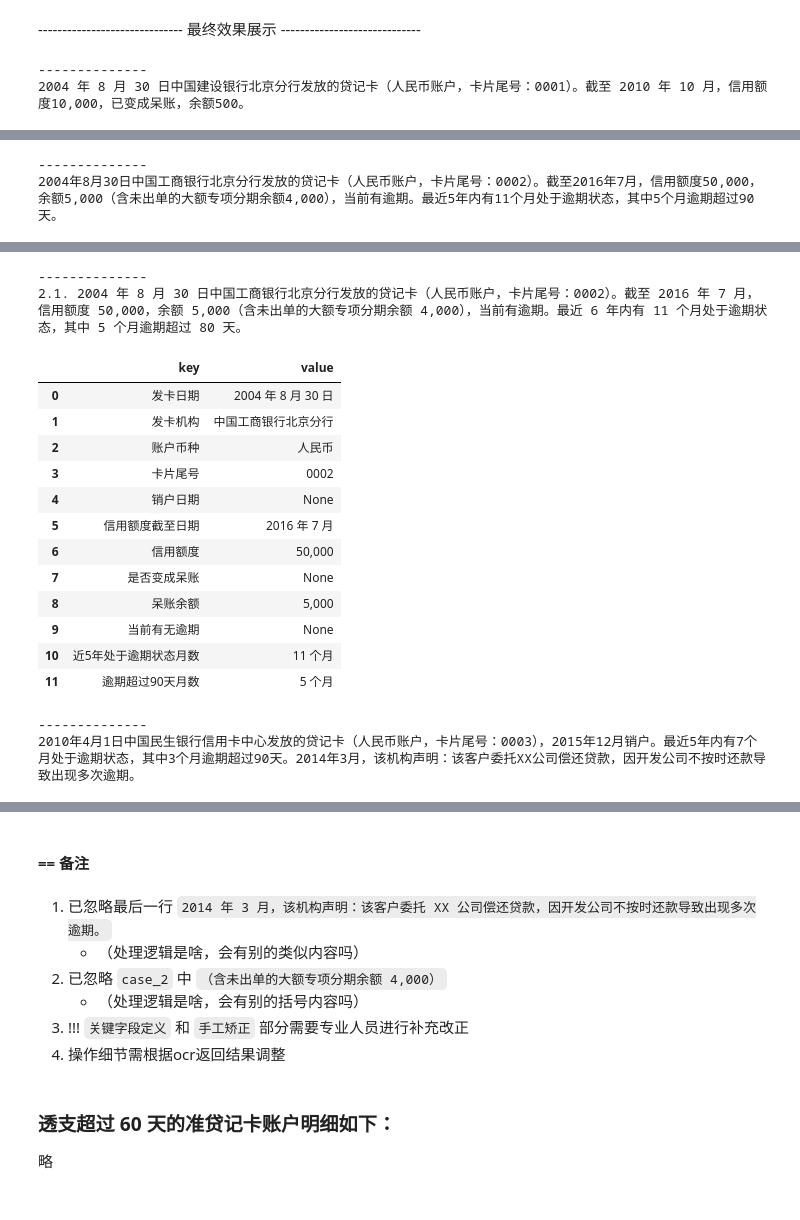
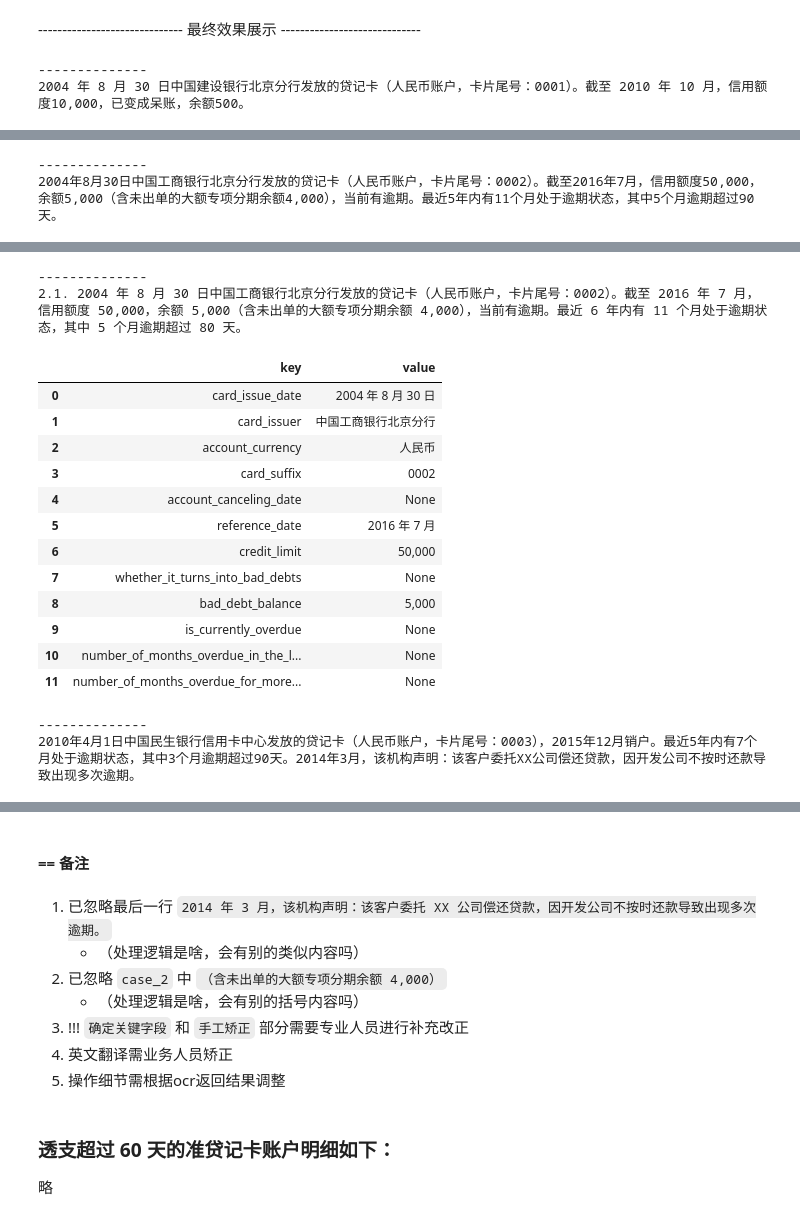
Before and after one commit to Arnoldzyf/knowledge_extraction_from_credit_reports, a Jupyter notebook: 4_简版方案.ipynb, the cells around one changed output, grey strips where cells are left out. Saved outputs shown, nothing was run; the diff lists cells and outputs as text; code cells hidden in the pictures.

```diff
--- a/4_简版方案.ipynb
+++ b/4_简版方案.ipynb
@@ -39,7 +157,9 @@ grxybg_data
 # %%
 '''人工提前确定好所有关键字段'''
 grxybg_schema = []
-grxybg_schema.append(['报告编号', '报告时间'])
-grxybg_schema.append(['姓名', '证件类型', '证件号码', '是否已婚'])
-grxybg_schema.append(['姓名', '证件类型', '证件号码', '是否已婚'])
-grxybg_schema.append(['其他证件信息'])
+grxybg_schema.extend(['报告编号', '报告时间'])
+grxybg_schema.extend(['姓名', '证件类型', '证件号码', '是否已婚'])
+grxybg_schema.extend(['其他证件信息'])
+
+result = {k:key_2_English(k, force_translate=True) for k in grxybg_schema}
+result
@@ -158,19 +655,4 @@ case_i_info
 """ 加载信息抽取模型 """
 ## 默认uie_base
 djkyq_ie = Taskflow('information_extraction', schema=djkyq_schema)  # 贷记卡逾期
-
-def extract_info_from_taskflow(task, case, schema):
-    '''
-    task: taskflow
-    case: string, info for analysing
-    schema: from taskflow
-    '''
-    info = task(case)  ## 模型抽取信息
-    result = {}  ## 存放抽取结果
-    for k in schema:
-        v = info[0].get(k)
-        if v:
-            v = v[0].get("text")
-        result[k] = v
-    return result
 # %% [output]
@@ -258,7 +738,7 @@ result_3
 --------------------------------- 人工矫正 -------------------------------
 # %%
 """ 定义人工修正函数 """
-def result_fixing(case, result):
+def djkyq_result_fixing(case, result):
     '''
     修正逻辑：
         1. 无法识别`'是否变成呆账'`:
@@ -280,10 +760,14 @@ def result_fixing(case, result):
 
     return result
 # %%
-result_1 = result_fixing(case=case_1, result=result_1)
-result_2 = result_fixing(case=case_2, result=result_2)
-result_2_1 = result_fixing(case=case_2_1, result=result_2_1)
-result_3 = result_fixing(case=case_3, result=result_3)
+## 矫正
+result_1 = djkyq_result_fixing(case=case_1, result=result_1)
+
+result_2 = djkyq_result_fixing(case=case_2, result=result_2)
+
+result_2_1 = djkyq_result_fixing(case=case_2_1, result=result_2_1)
+
+result_3 = djkyq_result_fixing(case=case_3, result=result_3)
 # %% [markdown]
 ------------------------------ 最终效果展示 -----------------------------
 # %%
@@ -295,7 +779,8 @@ results = [result_1, result_2, result_2_1, result_3]
 for i in range(len(cases)):
     print("--------------")
     print(cases[i])
-    display(pd.DataFrame(list(results[i].items()), columns=['key', 'value']))
+    result = {key_2_English(k):v for k,v in results[i].items()}
+    display(pd.DataFrame(list(result.items()), columns=['key', 'value']))
 # %% [output]
 --------------
 2004 年 8 月 30 日中国建设银行北京分行发放的贷记卡（人民币账户，卡片尾号：0001）。截至 2010 年 10 月，信用额度10,000，已变成呆账，余额500。
@@ -330,18 +815,18 @@ for i in range(len(cases)):
 --------------
 2.1. 2004 年 8 月 30 日中国工商银行北京分行发放的贷记卡（人民币账户，卡片尾号：0002）。截至 2016 年 7 月，信用额度 50,000，余额 5,000（含未出单的大额专项分期余额 4,000），当前有逾期。最近 6 年内有 11 个月处于逾期状态，其中 5 个月逾期超过 80 天。
 |  | key | value |
-| 0 | 发卡日期 | 2004 年 8 月 30 日 |
-| 1 | 发卡机构 | 中国工商银行北京分行 |
-| 2 | 账户币种 | 人民币 |
-| 3 | 卡片尾号 | 0002 |
-| 4 | 销户日期 | None |
-| 5 | 信用额度截至日期 | 2016 年 7 月 |
-| 6 | 信用额度 | 50,000 |
-| 7 | 是否变成呆账 | None |
-| 8 | 呆账余额 | 5,000 |
-| 9 | 当前有无逾期 | None |
-| 10 | 近5年处于逾期状态月数 | 11 个月 |
-| 11 | 逾期超过90天月数 | 5 个月 |
+| 0 | card_issue_date | 2004 年 8 月 30 日 |
+| 1 | card_issuer | 中国工商银行北京分行 |
+| 2 | account_currency | 人民币 |
+| 3 | card_suffix | 0002 |
+| 4 | account_canceling_date | None |
+| 5 | reference_date | 2016 年 7 月 |
+| 6 | credit_limit | 50,000 |
+| 7 | whether_it_turns_into_bad_debts | None |
+| 8 | bad_debt_balance | 5,000 |
+| 9 | is_currently_overdue | None |
+| 10 | number_of_months_overdue_in_the_l... | None |
+| 11 | number_of_months_overdue_for_more... | None |
 --------------
 2010年4月1日中国民生银行信用卡中心发放的贷记卡（人民币账户，卡片尾号：0003），2015年12月销户。最近5年内有7个月处于逾期状态，其中3个月逾期超过90天。2014年3月，该机构声明：该客户委托XX公司偿还贷款，因开发公司不按时还款导致出现多次逾期。
 |  | key | value |
@@ -364,8 +849,9 @@ for i in range(len(cases)):
    - （处理逻辑是啥，会有别的类似内容吗）
 2. 已忽略 `case_2` 中 `（含未出单的大额专项分期余额 4,000）`
    - （处理逻辑是啥，会有别的括号内容吗）
-3. !!! `关键字段定义` 和 `手工矫正` 部分需要专业人员进行补充改正
-4. 操作细节需根据ocr返回结果调整
+3. !!! `确定关键字段` 和 `手工矫正` 部分需要专业人员进行补充改正
+4. 英文翻译需业务人员矫正
+5. 操作细节需根据ocr返回结果调整
 # %% [markdown]
 ### 透支超过 60 天的准贷记卡账户明细如下：
 略
```
Also changed, not shown: parts of 53 cells of this notebook, 2 other files.
